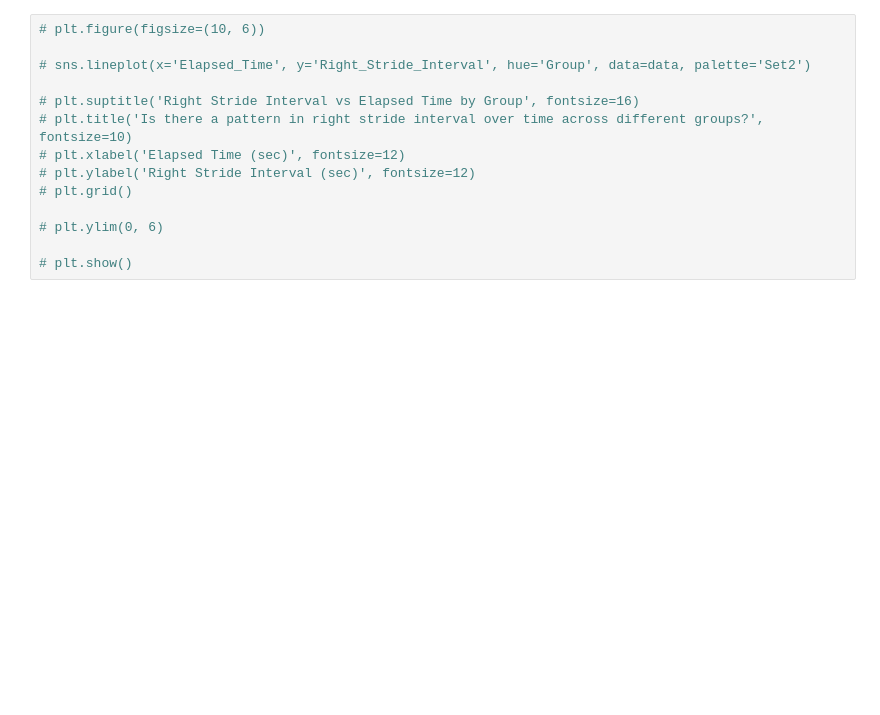
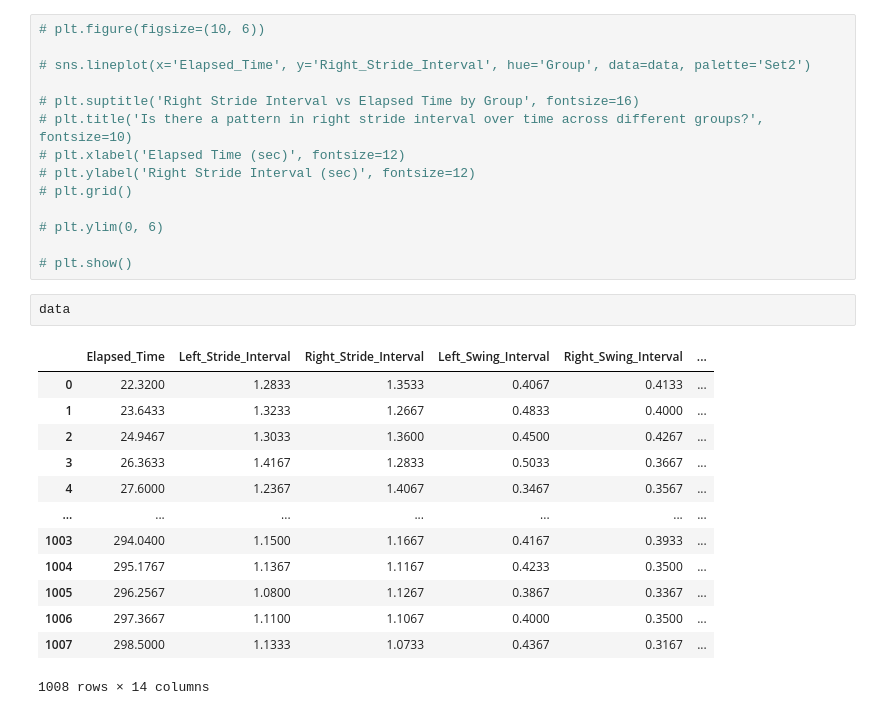
Before and after one commit to YooNice100/gaitproj3, a Jupyter notebook: worko.ipynb, the cells around one changed output. Cells and saved outputs as stored; diff of their text form; blank space fills up the shorter version.

```diff
--- a/worko.ipynb
+++ b/worko.ipynb
@@ -78,3 +78,19 @@ plt.show()
 # plt.ylim(0, 6)
 
 # plt.show()
+# %%
+data
+# %% [output]
+|  | Elapsed_Time | Left_Stride_Interval | Right_Stride_Interval | Left_Swing_Interval | Right_Swing_Interval | ... |
+| 0 | 22.3200 | 1.2833 | 1.3533 | 0.4067 | 0.4133 | ... |
+| 1 | 23.6433 | 1.3233 | 1.2667 | 0.4833 | 0.4000 | ... |
+| 2 | 24.9467 | 1.3033 | 1.3600 | 0.4500 | 0.4267 | ... |
+| 3 | 26.3633 | 1.4167 | 1.2833 | 0.5033 | 0.3667 | ... |
+| 4 | 27.6000 | 1.2367 | 1.4067 | 0.3467 | 0.3567 | ... |
+| ... | ... | ... | ... | ... | ... | ... |
+| 1003 | 294.0400 | 1.1500 | 1.1667 | 0.4167 | 0.3933 | ... |
+| 1004 | 295.1767 | 1.1367 | 1.1167 | 0.4233 | 0.3500 | ... |
+| 1005 | 296.2567 | 1.0800 | 1.1267 | 0.3867 | 0.3367 | ... |
+| 1006 | 297.3667 | 1.1100 | 1.1067 | 0.4000 | 0.3500 | ... |
+| 1007 | 298.5000 | 1.1333 | 1.0733 | 0.4367 | 0.3167 | ... |
+1008 rows × 14 columns
```
Also changed, not shown: 1 other file.
